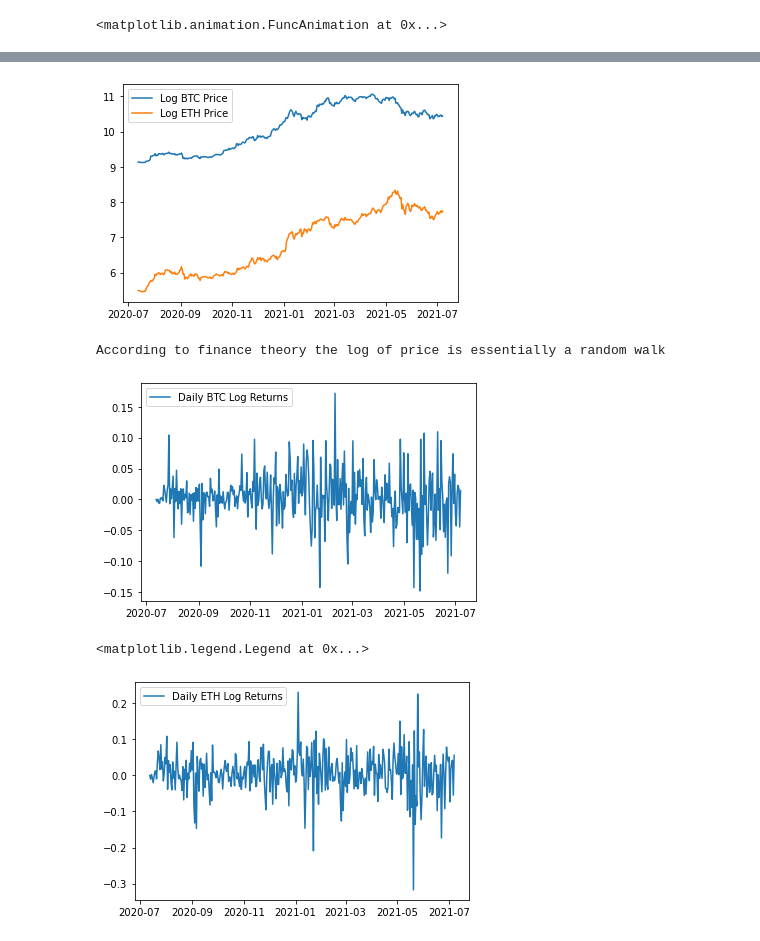
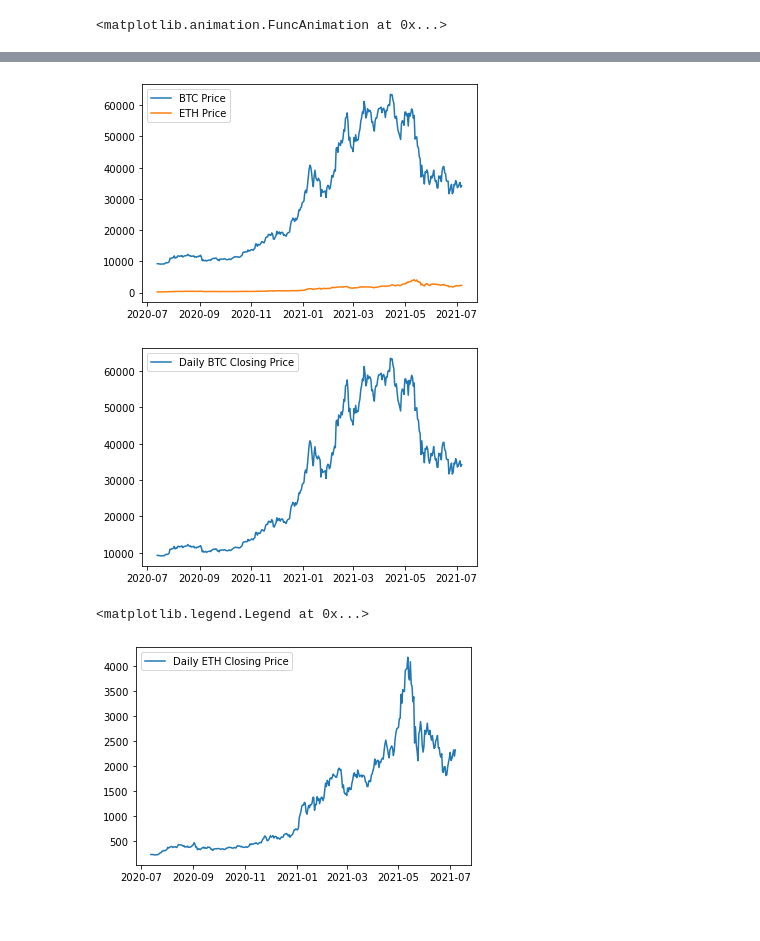
Before and after one commit to DataTortuga/crypto-pair-trade-analysis, a Jupyter notebook: BTC-ETH-Pair-Trade/BTC-ETH-Pair-Trade2.ipynb, the cells around one changed output, grey strips where cells are left out. Saved outputs shown, nothing was run; the diff lists cells and outputs as text; code cells hidden in the pictures.

```diff
--- a/BTC-ETH-Pair-Trade/BTC-ETH-Pair-Trade2.ipynb
+++ b/BTC-ETH-Pair-Trade/BTC-ETH-Pair-Trade2.ipynb
@@ -197,5 +86,5 @@ Name: Close, Length: 360, dtype: float64
 # %%
-log_close_btc = np.log(log_close_btc)
+#log_close_btc = np.log(log_close_btc)
 # %%
 log_close_btc
 # %% [output]
@@ -214,7 +103,7 @@ Date
 Name: Close, Length: 360, dtype: float64
 # %%
 log_close_eth = b['Close']
-log_close_eth = np.log(log_close_eth)
+#log_close_eth = np.log(log_close_eth)
 log_close_eth
 # %% [output]
 Date
@@ -232,11 +121,9 @@ Date
 Name: Close, Length: 360, dtype: float64
 # %%
-plt.plot(log_close_btc.index,log_close_btc, label="Log BTC Price")
-plt.plot(log_close_eth.index,log_close_eth, label="Log ETH Price")
+plt.plot(log_close_btc.index,log_close_btc, label="BTC Price")
+plt.plot(log_close_eth.index,log_close_eth, label="ETH Price")
 plt.legend()
 plt.show()
-print("According to finance theory the log of price is essentially a random walk")
 # %% [output]
-[figure, old version]
+[figure, new version]
-According to finance theory the log of price is essentially a random walk
 # %%
@@ -251,15 +135,15 @@ for i in range(len(log_close_btc)):
 # %%
-plt.plot(log_close_btc.index[:],spread_btc, label='Daily BTC Log Returns')
+plt.plot(log_close_btc.index[:],spread_btc, label='Daily BTC Closing Price')
 plt.legend()
 plt.show()
 # %% [output]
-[figure, old version]
+[figure, new version]
 # %%
-plt.plot(log_close_eth.index[:],spread_eth, label='Daily ETH Log Returns')
+plt.plot(log_close_eth.index[:],spread_eth, label='Daily ETH Closing Price')
 plt.legend()
 # %% [output]
 <matplotlib.legend.Legend at 0x...>
-[figure, old version]
+[figure, new version]
 # %%
 import statsmodels.api as sm
 import statsmodels.tsa.stattools as ts
```
Also changed, not shown: parts of 54 cells of this notebook, 1 other file.
